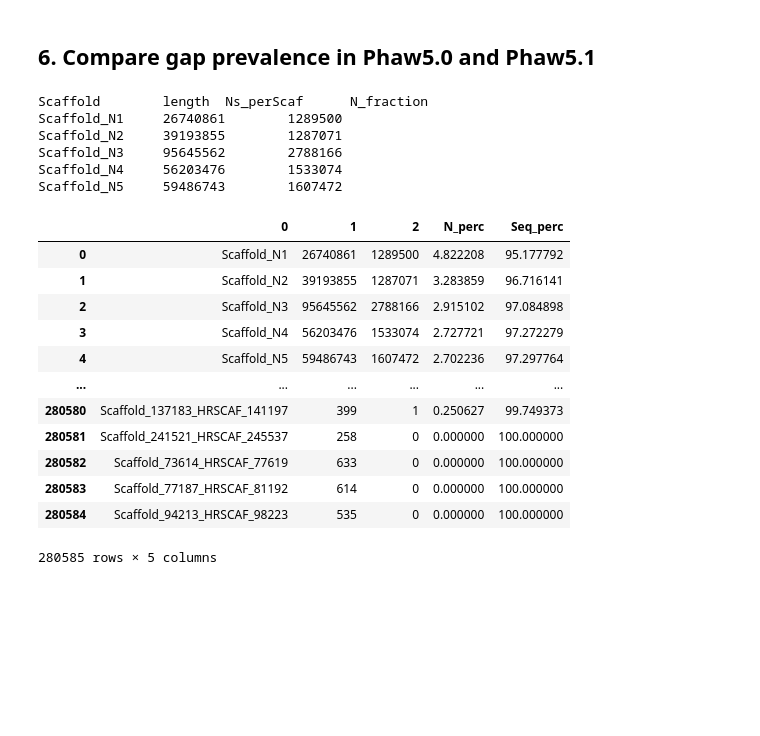
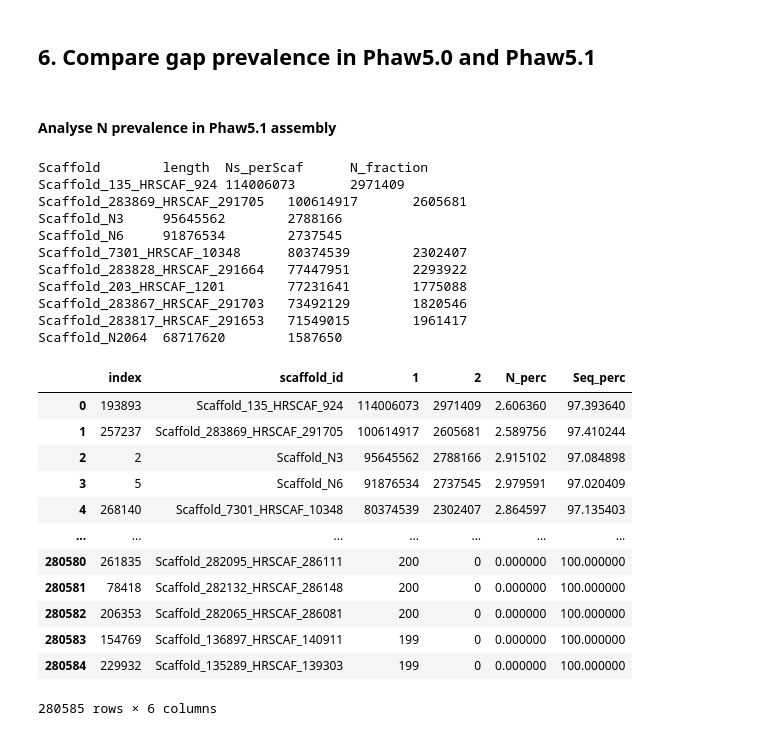
Before and after one commit to Mjaraespejo/Parhyale_MZT_ZGA, a Jupyter notebook: Notebooks/1_2_GenomeAssembly_analysis.ipynb, the cells around one changed output. Cells and saved outputs as stored; diff of their text form; code cells hidden in the pictures; blank space fills up the shorter version.

```diff
--- a/Notebooks/1_2_GenomeAssembly_analysis.ipynb
+++ b/Notebooks/1_2_GenomeAssembly_analysis.ipynb
@@ -240,6 +240,8 @@ Number of Gaps: 93643
 [figure]
 # %% [markdown]
 ## 6. Compare gap prevalence in Phaw5.0 and Phaw5.1
+# %% [markdown]
+#### Analyse N prevalence in Phaw5.1 assembly
 # %%
 %%bash
 #Count Ns per scaffold in PHAW5.1 assembly. REmove header and last line(total genome size)
@@ -247,34 +249,40 @@ Number of Gaps: 93643
 #/drives/ssd1/manuel/phaw/2022_analysis/phaw_gapfilling/TGS-GapCloser_anlysis/results_sambaAsm/change_scafNames/phaw_sambaAsm.scaff_seqs_editedScafNames.fa | cut -f1,2,7 | tail -n +2 | head -n -1 > phaw_sambaAsm.scaff_seqs_editedScafNames._Ncounts.txt
 
 echo -e "Scaffold\tlength\tNs_perScaf\tN_fraction"
-cat /drives/ssd1/manuel/phaw/2022_analysis/phaw_gapfilling/TGS-GapCloser_anlysis/results_sambaAsm/phaw_sambaAsm.scaff_seqs_editedScafNames._Ncounts.txt | head -5
+cat /drives/ssd1/manuel/phaw/2022_analysis/phaw_gapfilling/TGS-GapCloser_anlysis/results_sambaAsm/phaw_sambaAsm.scaff_seqs_editedScafNames._Ncounts.txt | sort -k2,2gr |head -10
 # %% [output]
 Scaffold        length  Ns_perScaf      N_fraction
-Scaffold_N1     26740861        1289500
-Scaffold_N2     39193855        1287071
+Scaffold_135_HRSCAF_924 114006073       2971409
+Scaffold_283869_HRSCAF_291705   100614917       2605681
 Scaffold_N3     95645562        2788166
-Scaffold_N4     56203476        1533074
-Scaffold_N5     59486743        1607472
+Scaffold_N6     91876534        2737545
+Scaffold_7301_HRSCAF_10348      80374539        2302407
+Scaffold_283828_HRSCAF_291664   77447951        2293922
+Scaffold_203_HRSCAF_1201        77231641        1775088
+Scaffold_283867_HRSCAF_291703   73492129        1820546
+Scaffold_283817_HRSCAF_291653   71549015        1961417
+Scaffold_N2064  68717620        1587650
 # %%
 #Open dataframe containing gap information
 NsbyScaffphaw5_1= pd.read_csv("/drives/ssd1/manuel/phaw/2022_analysis/phaw_gapfilling/TGS-GapCloser_anlysis/results_sambaAsm/phaw_sambaAsm.scaff_seqs_editedScafNames._Ncounts.txt",sep='\t',header=None)
 NsbyScaffphaw5_1["N_perc"] = (NsbyScaffphaw5_1[2]/NsbyScaffphaw5_1[1])*100
 NsbyScaffphaw5_1["Seq_perc"] = 100 - NsbyScaffphaw5_1["N_perc"]
-NsbyScaffphaw5_1
+NsbyScaffphaw5_1 = NsbyScaffphaw5_1.sort_values(1,ascending=False).rename(columns={0:'scaffold_id'}).reset_index()
+NsbyScaffphaw5_1 # = NsbyScaffphaw5_1.reset_index().drop("index", axis=1)
 # %% [output]
-|  | 0 | 1 | 2 | N_perc | Seq_perc |
-| 0 | Scaffold_N1 | 26740861 | 1289500 | 4.822208 | 95.177792 |
-| 1 | Scaffold_N2 | 39193855 | 1287071 | 3.283859 | 96.716141 |
-| 2 | Scaffold_N3 | 95645562 | 2788166 | 2.915102 | 97.084898 |
-| 3 | Scaffold_N4 | 56203476 | 1533074 | 2.727721 | 97.272279 |
-| 4 | Scaffold_N5 | 59486743 | 1607472 | 2.702236 | 97.297764 |
-| ... | ... | ... | ... | ... | ... |
-| 280580 | Scaffold_137183_HRSCAF_141197 | 399 | 1 | 0.250627 | 99.749373 |
-| 280581 | Scaffold_241521_HRSCAF_245537 | 258 | 0 | 0.000000 | 100.000000 |
-| 280582 | Scaffold_73614_HRSCAF_77619 | 633 | 0 | 0.000000 | 100.000000 |
-| 280583 | Scaffold_77187_HRSCAF_81192 | 614 | 0 | 0.000000 | 100.000000 |
-| 280584 | Scaffold_94213_HRSCAF_98223 | 535 | 0 | 0.000000 | 100.000000 |
+|  | index | scaffold_id | 1 | 2 | N_perc | Seq_perc |
+| 0 | 193893 | Scaffold_135_HRSCAF_924 | 114006073 | 2971409 | 2.606360 | 97.393640 |
+| 1 | 257237 | Scaffold_283869_HRSCAF_291705 | 100614917 | 2605681 | 2.589756 | 97.410244 |
+| 2 | 2 | Scaffold_N3 | 95645562 | 2788166 | 2.915102 | 97.084898 |
+| 3 | 5 | Scaffold_N6 | 91876534 | 2737545 | 2.979591 | 97.020409 |
+| 4 | 268140 | Scaffold_7301_HRSCAF_10348 | 80374539 | 2302407 | 2.864597 | 97.135403 |
+| ... | ... | ... | ... | ... | ... | ... |
+| 280580 | 261835 | Scaffold_282095_HRSCAF_286111 | 200 | 0 | 0.000000 | 100.000000 |
+| 280581 | 78418 | Scaffold_282132_HRSCAF_286148 | 200 | 0 | 0.000000 | 100.000000 |
+| 280582 | 206353 | Scaffold_282065_HRSCAF_286081 | 200 | 0 | 0.000000 | 100.000000 |
+| 280583 | 154769 | Scaffold_136897_HRSCAF_140911 | 199 | 0 | 0.000000 | 100.000000 |
+| 280584 | 229932 | Scaffold_135289_HRSCAF_139303 | 199 | 0 | 0.000000 | 100.000000 |
-280585 rows × 5 columns
+280585 rows × 6 columns
 # %%
 #Edit dataframe to select only top 100 scaffols and collapse the rest
 NsbyScaffphaw5_1.loc['mean']= NsbyScaffphaw5_1[100:].mean() #Averaging rows
```
Also changed, not shown: parts of 10 cells of this notebook.
